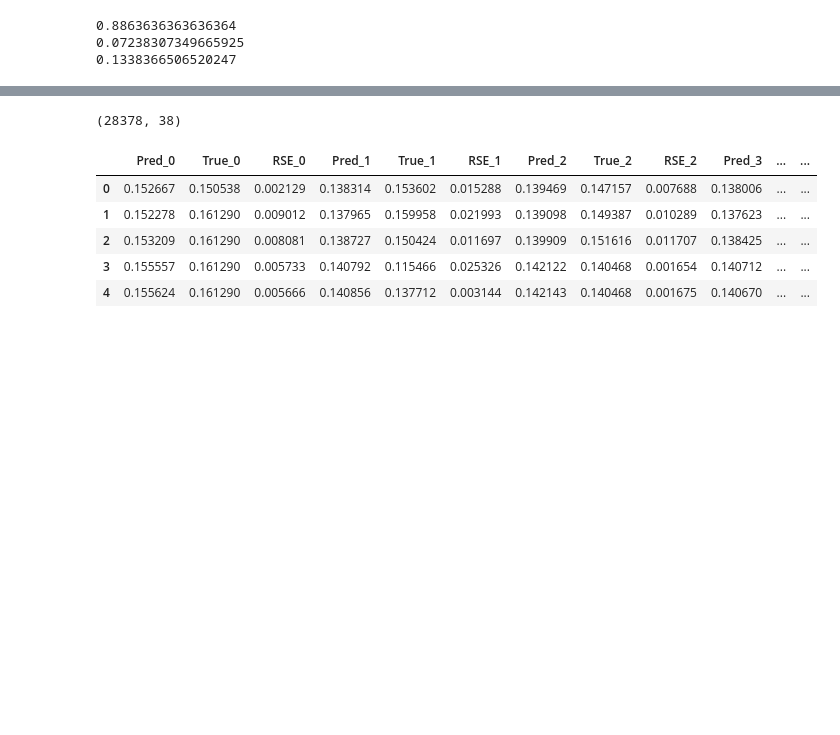
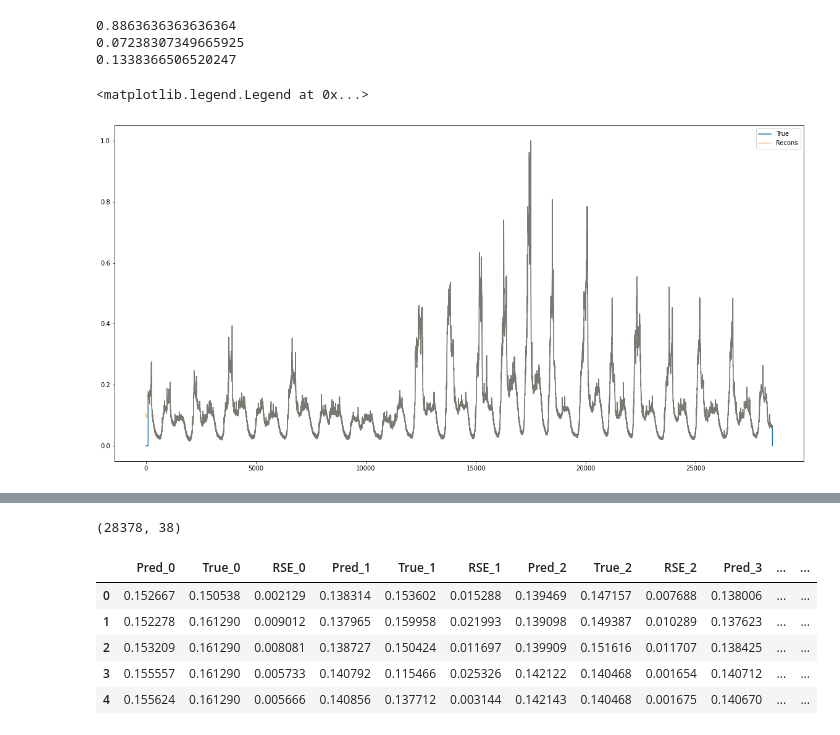
Before and after one commit to ML4ITS/mtad-gat-pytorch, a Jupyter notebook: eda/smd_eda.ipynb, the cells around one changed output, grey strips where cells are left out. Drawn from its saved outputs; the diff is of its cells as text; code cells hidden in the pictures; blank space fills up the shorter version.

```diff
--- a/eda/smd_eda.ipynb
+++ b/eda/smd_eda.ipynb
@@ -191,3 +192,15 @@ print(f1_score(output['True_Anomaly'], output[f'Pred_Anomaly_{i}']))
 0.8863636363636364
 0.07238307349665925
 0.1338366506520247
+# %%
+i = 20
+plt.figure(figsize=(20, 10))
+true = output.loc[:, [f'True_{i}']]
+recons = output.loc[:, [f'True_Recon_{i}']]
+plt.plot(true.values, label='True')
+plt.plot(recons.values, label='Recons', alpha=0.4)
+
+plt.legend()
+# %% [output]
+<matplotlib.legend.Legend at 0x...>
+[figure, added]
```
Also changed, not shown: parts of 9 cells of this notebook, 1 other file.
